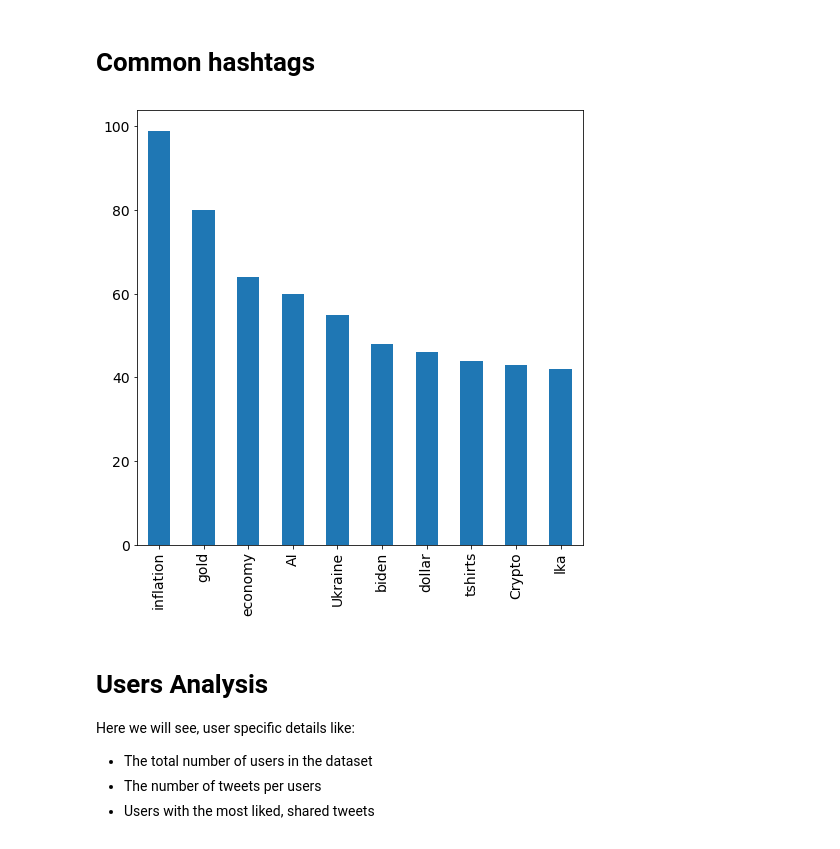
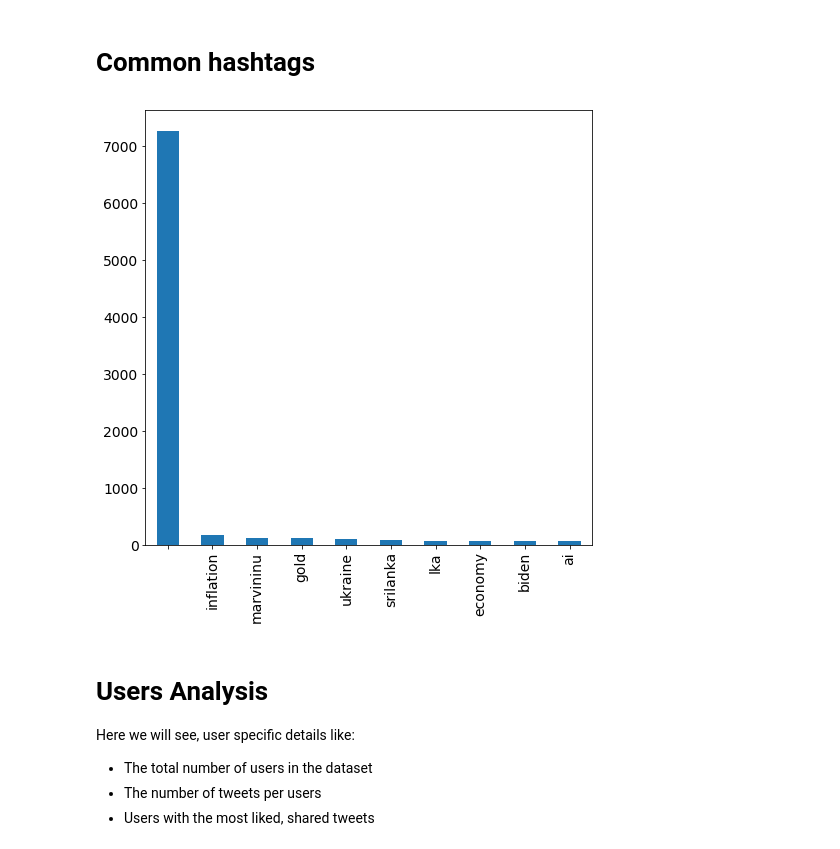
Before and after one commit to Hen0k/Twitter-Data-Analysis, a Jupyter notebook: notebooks/EDA.ipynb, the cells around one changed output. Cells and saved outputs as stored; diff of their text form; code cells hidden in the pictures.

Commit message:
Clean up

```diff
--- a/notebooks/EDA.ipynb
+++ b/notebooks/EDA.ipynb
@@ -154,25 +200,25 @@ The timeline for the data we have is between 07-Jan-2021 upto 22-Apr-2022
 # %% [markdown]
 # Common hashtags
 # %%
-hashtags = cleaned_df['hashtags'].map(np.array).values
+hashtags = cleaned_df['hashtags']#.map(np.array).values
 all_hashtags = []
 for hashtag in hashtags:
     hashtag = hashtag.strip("][").split(",")
     all_hashtags += hashtag
 
-all_hashtags = list(map(lambda s: s.replace(' \'', '').strip("'").strip(), all_hashtags))
+all_hashtags = list(map(lambda s: s.replace('\'', '').strip("'").strip(), all_hashtags))
 from collections import Counter
 hashtags_count = {**Counter(all_hashtags)}
 # There is a blank entry with 2342 counts. I will remove that
 hashtags_count = {key:val for key, val in hashtags_count.items() if val != 2342}
 hashtags_count = pd.Series(hashtags_count)
 # hashtags_count.head()
 fig = hashtags_count.nlargest(10).plot.bar(figsize=(8, 8), fontsize=14).get_figure()
 fig.savefig("common_hashtags.png")
 # hashtags_count.nlargest()
 # hashtags_count.shape
 # %% [output]
-[figure, old version]
+[figure, new version]
 # %% [markdown]
 # Users Analysis
 
```
Also changed, not shown: parts of 13 cells of this notebook.
